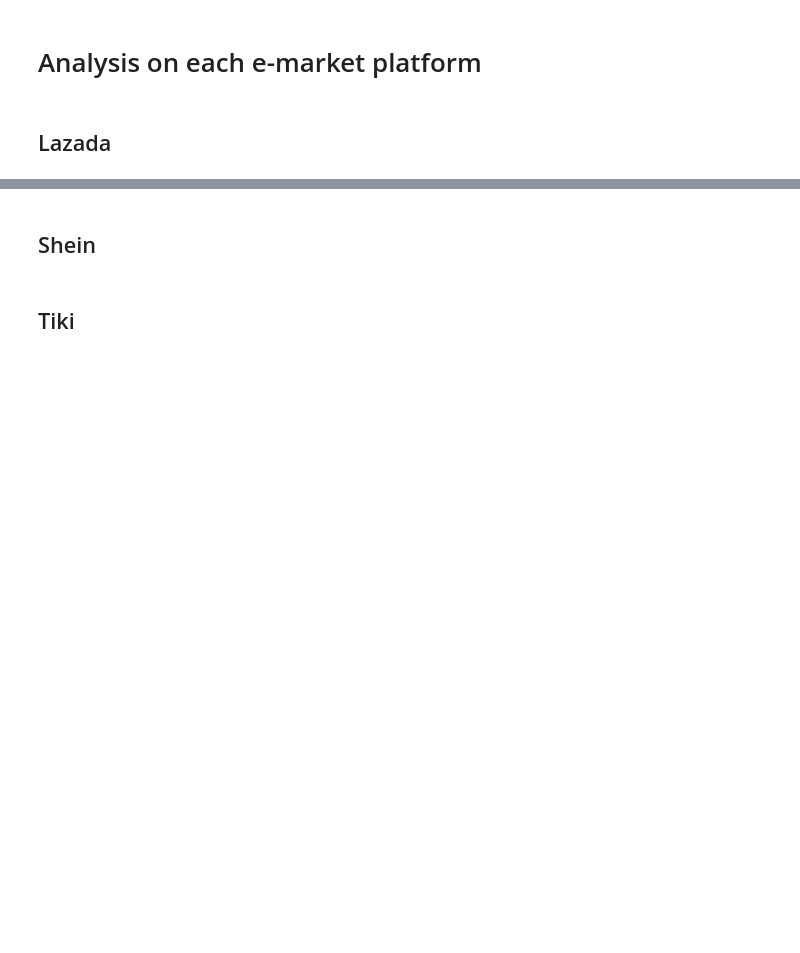
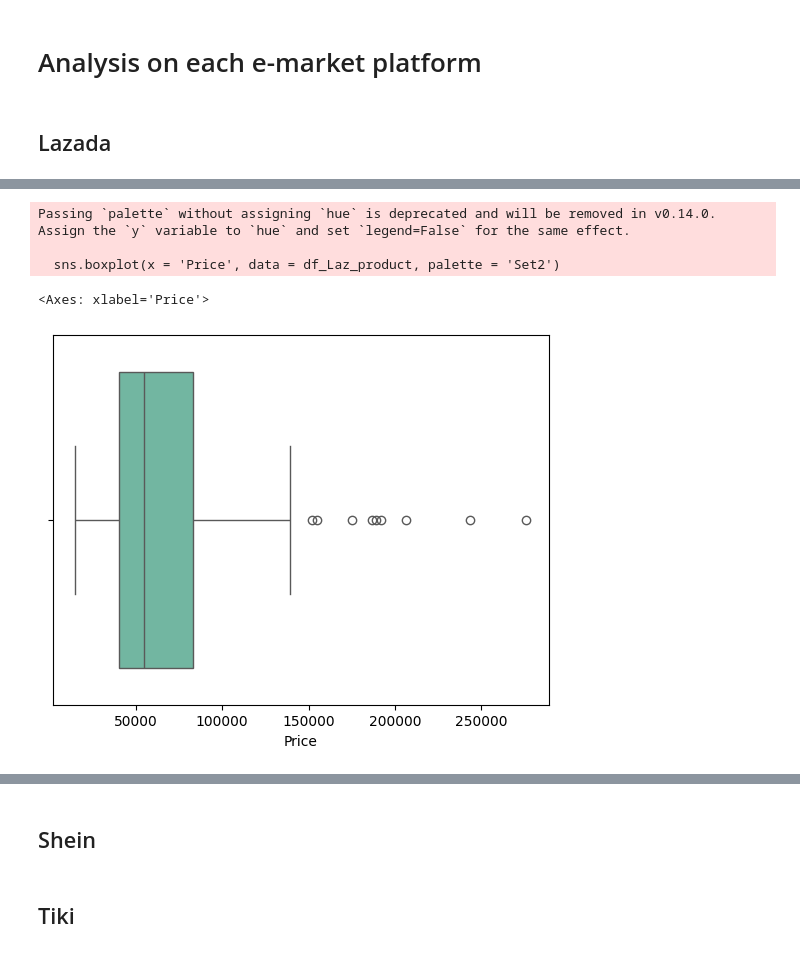
Before and after one commit to tathithienthanh/WomenFashionProductRecommendationSystem, a Jupyter notebook: Untitled.ipynb, the cells around one changed output, grey strips where cells are left out. Drawn from its saved outputs; the diff is of its cells as text; code cells hidden in the pictures; blank space fills up the shorter version.

```diff
--- a/Untitled.ipynb
+++ b/Untitled.ipynb
@@ -623,0 +630,9 @@ df_Lax_product['NumRate']
+# %%
+def convert_sold_to_int(sold_value):
+    if 'K' in sold_value:
+        return int(float(sold_value.replace('K', '')) * 1000)
+    return int(sold_value)
+# %%
+df_Laz_product['Sold'] = df_Laz_product['Sold'].str.replace(' sold', '')
+df_Laz_product['Sold'] = df_Laz_product['Sold'].apply(convert_sold_to_int)
+df_Laz_product['Sold']
@@ -623,0 +654,3 @@ df_Lax_product['NumRate']
+# %%
+df_Laz_product['Voucher'] = df_Laz_product['Voucher'].str.replace('Voucher save ', '')
+df_Laz_product['Voucher']
@@ -677,5 +761,10 @@ df_Laz_product[df_Laz_product['Category'] == 'khác']
 # %%
-df_Laz_product.loc[50, 'Category'] = 'đồ bộ'
+df_Laz_product.loc[17, 'Category'] = 'đồ bộ'
+df_Laz_product.loc[38, 'Category'] = 'đồ bộ'
+df_Laz_product.loc[39, 'Category'] = 'áo'
+df_Laz_product.loc[66, 'Category'] = 'đồ bộ'
+df_Laz_product.loc[111, 'Category'] = 'đồ bộ'
+df_Laz_product.loc[119, 'Category'] = 'đồ bộ'
 # %% [markdown]
 Check if the dataframe has NaN value
 # %%
@@ -750,0 +952,8 @@ plt.show()
+# %%
+sns.boxplot(x = 'Price', data = df_Laz_product, palette = 'Set2')
+# %% [output]
+Passing `palette` without assigning `hue` is deprecated and will be removed in v0.14.0. Assign the `y` variable to `hue` and set `legend=False` for the same effect.
+
+  sns.boxplot(x = 'Price', data = df_Laz_product, palette = 'Set2')
+<Axes: xlabel='Price'>
+[figure, added]
```
Also changed, not shown: parts of 37 cells of this notebook.
